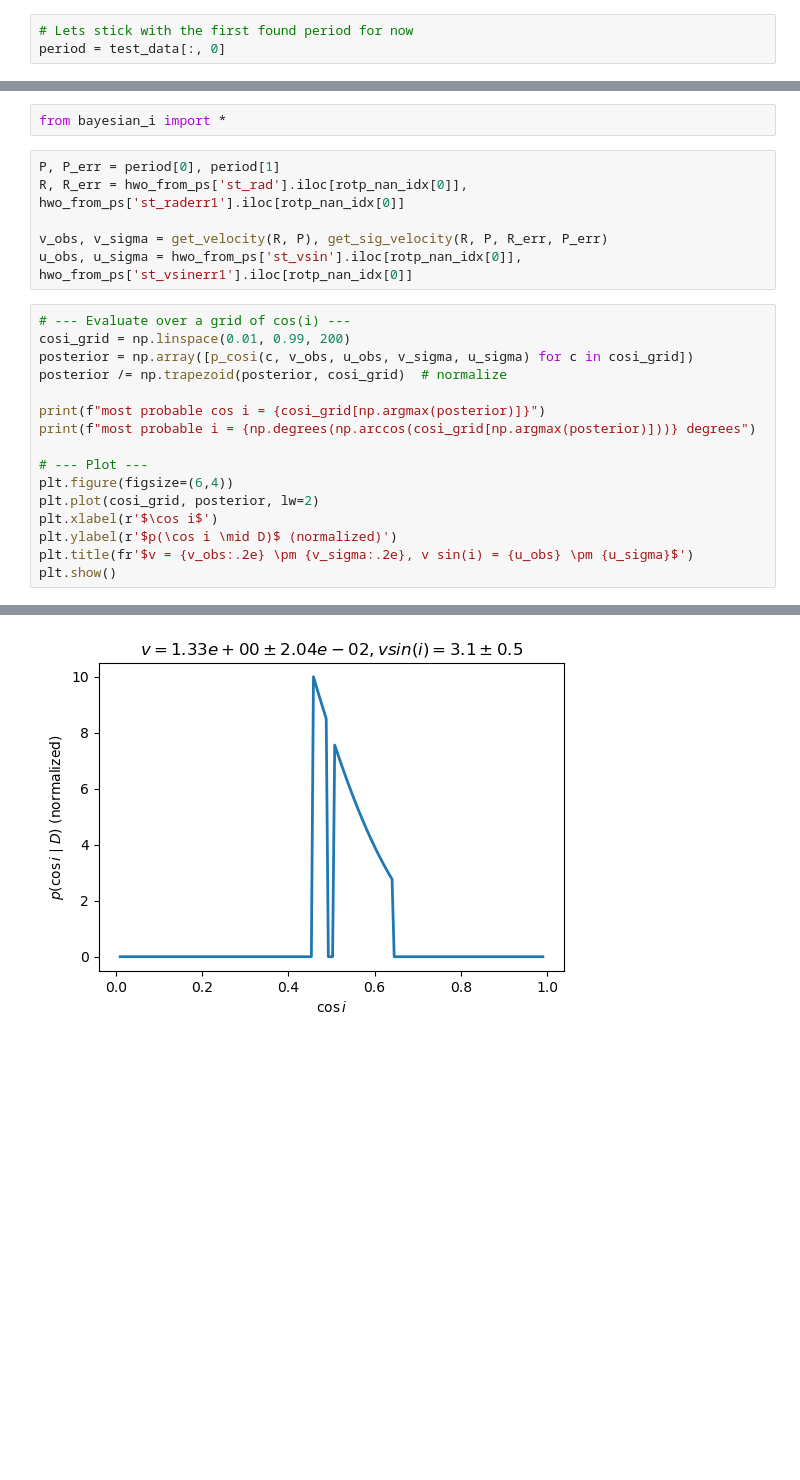
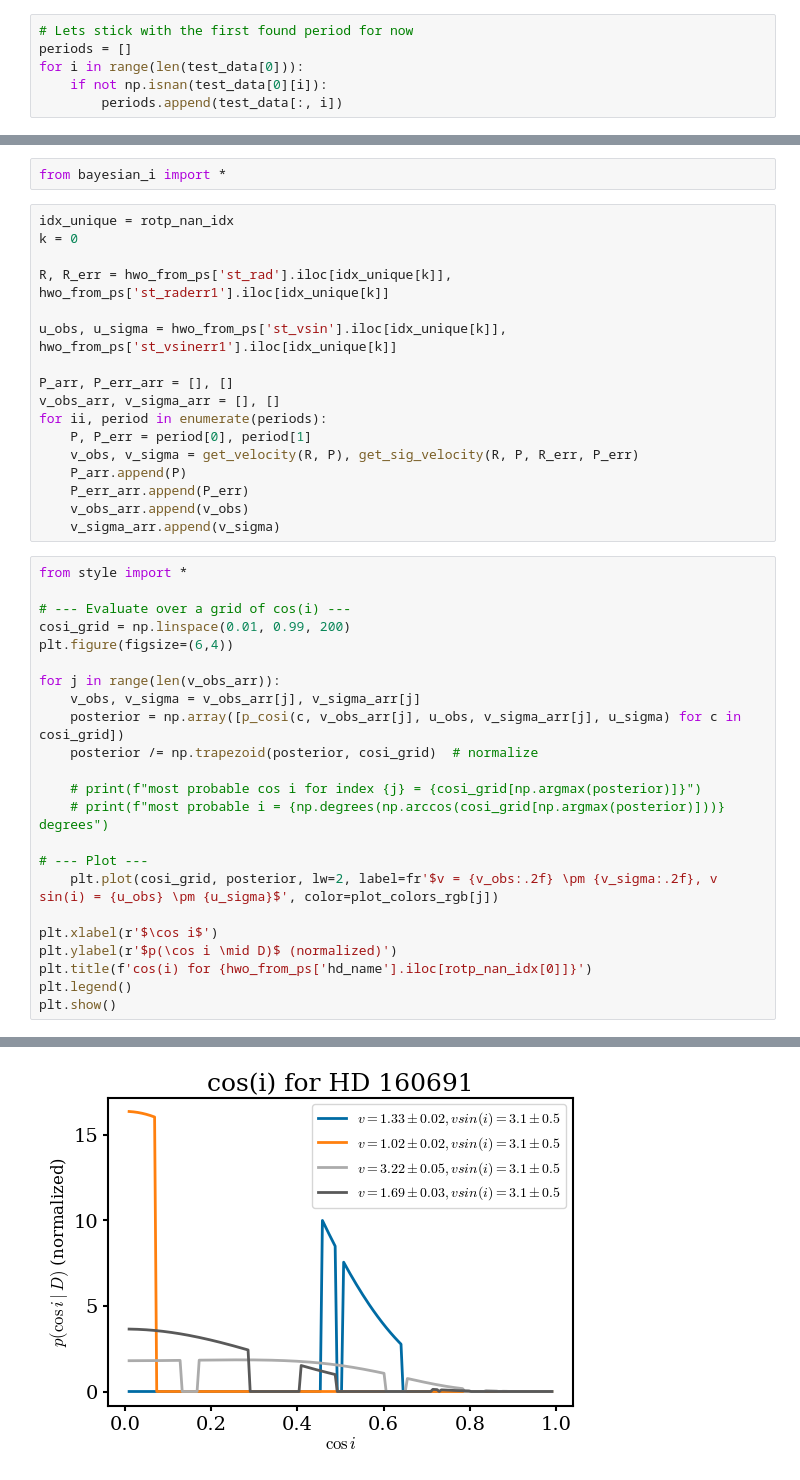
Before and after one commit to kenny-phan/stellar-inclinations, a Jupyter notebook: example.ipynb, the cells around one changed output, grey strips where cells are left out. Drawn from its saved outputs; the diff is of its cells as text; blank space fills up the shorter version.

```diff
--- a/example.ipynb
+++ b/example.ipynb
@@ -86,31 +73,52 @@ data [[6.28967171 8.19429473 2.59798605 4.94454822        nan        nan
          nan        nan 2.3444287  1.91078257]]
 # %%
 # Lets stick with the first found period for now
-period = test_data[:, 0]
+periods = []
+for i in range(len(test_data[0])):
+    if not np.isnan(test_data[0][i]):
+        periods.append(test_data[:, i])
 # %% [markdown]
 Now, it's time to sample for cos i
 # %%
 from bayesian_i import *
 # %%
-P, P_err = period[0], period[1]
-R, R_err = hwo_from_ps['st_rad'].iloc[rotp_nan_idx[0]], hwo_from_ps['st_raderr1'].iloc[rotp_nan_idx[0]]
+idx_unique = rotp_nan_idx
+k = 0
 
-v_obs, v_sigma = get_velocity(R, P), get_sig_velocity(R, P, R_err, P_err)
-u_obs, u_sigma = hwo_from_ps['st_vsin'].iloc[rotp_nan_idx[0]], hwo_from_ps['st_vsinerr1'].iloc[rotp_nan_idx[0]]
+R, R_err = hwo_from_ps['st_rad'].iloc[idx_unique[k]], hwo_from_ps['st_raderr1'].iloc[idx_unique[k]]
+
+u_obs, u_sigma = hwo_from_ps['st_vsin'].iloc[idx_unique[k]], hwo_from_ps['st_vsinerr1'].iloc[idx_unique[k]]
+
+P_arr, P_err_arr = [], []
+v_obs_arr, v_sigma_arr = [], []
+for ii, period in enumerate(periods):
+    P, P_err = period[0], period[1]
+    v_obs, v_sigma = get_velocity(R, P), get_sig_velocity(R, P, R_err, P_err)
+    P_arr.append(P)
+    P_err_arr.append(P_err)
+    v_obs_arr.append(v_obs)
+    v_sigma_arr.append(v_sigma)
 # %%
+from style import *
+
 # --- Evaluate over a grid of cos(i) ---
 cosi_grid = np.linspace(0.01, 0.99, 200)
-posterior = np.array([p_cosi(c, v_obs, u_obs, v_sigma, u_sigma) for c in cosi_grid])
-posterior /= np.trapezoid(posterior, cosi_grid)  # normalize
+plt.figure(figsize=(6,4))
 
-print(f"most probable cos i = {cosi_grid[np.argmax(posterior)]}")
-print(f"most probable i = {np.degrees(np.arccos(cosi_grid[np.argmax(posterior)]))} degrees")
+for j in range(len(v_obs_arr)):
+    v_obs, v_sigma = v_obs_arr[j], v_sigma_arr[j]
+    posterior = np.array([p_cosi(c, v_obs_arr[j], u_obs, v_sigma_arr[j], u_sigma) for c in cosi_grid])
+    posterior /= np.trapezoid(posterior, cosi_grid)  # normalize
+
+    # print(f"most probable cos i for index {j} = {cosi_grid[np.argmax(posterior)]}")
+    # print(f"most probable i = {np.degrees(np.arccos(cosi_grid[np.argmax(posterior)]))} degrees")
 
 # --- Plot ---
-plt.figure(figsize=(6,4))
-plt.plot(cosi_grid, posterior, lw=2)
+    plt.plot(cosi_grid, posterior, lw=2, label=fr'$v = {v_obs:.2f} \pm {v_sigma:.2f}, v sin(i) = {u_obs} \pm {u_sigma}$', color=plot_colors_rgb[j])
+
 plt.xlabel(r'$\cos i$')
 plt.ylabel(r'$p(\cos i \mid D)$ (normalized)')
-plt.title(fr'$v = {v_obs:.2e} \pm {v_sigma:.2e}, v sin(i) = {u_obs} \pm {u_sigma}$')
+plt.title(f'cos(i) for {hwo_from_ps['hd_name'].iloc[rotp_nan_idx[0]]}')
+plt.legend()
 plt.show()
 # %% [output]
@@ -119 +125 @@ most probable i = 62.73280457107509 degrees
-[figure, old version]
+[figure, new version]
```
Also changed, not shown: parts of 4 cells of this notebook, 1 other file.
